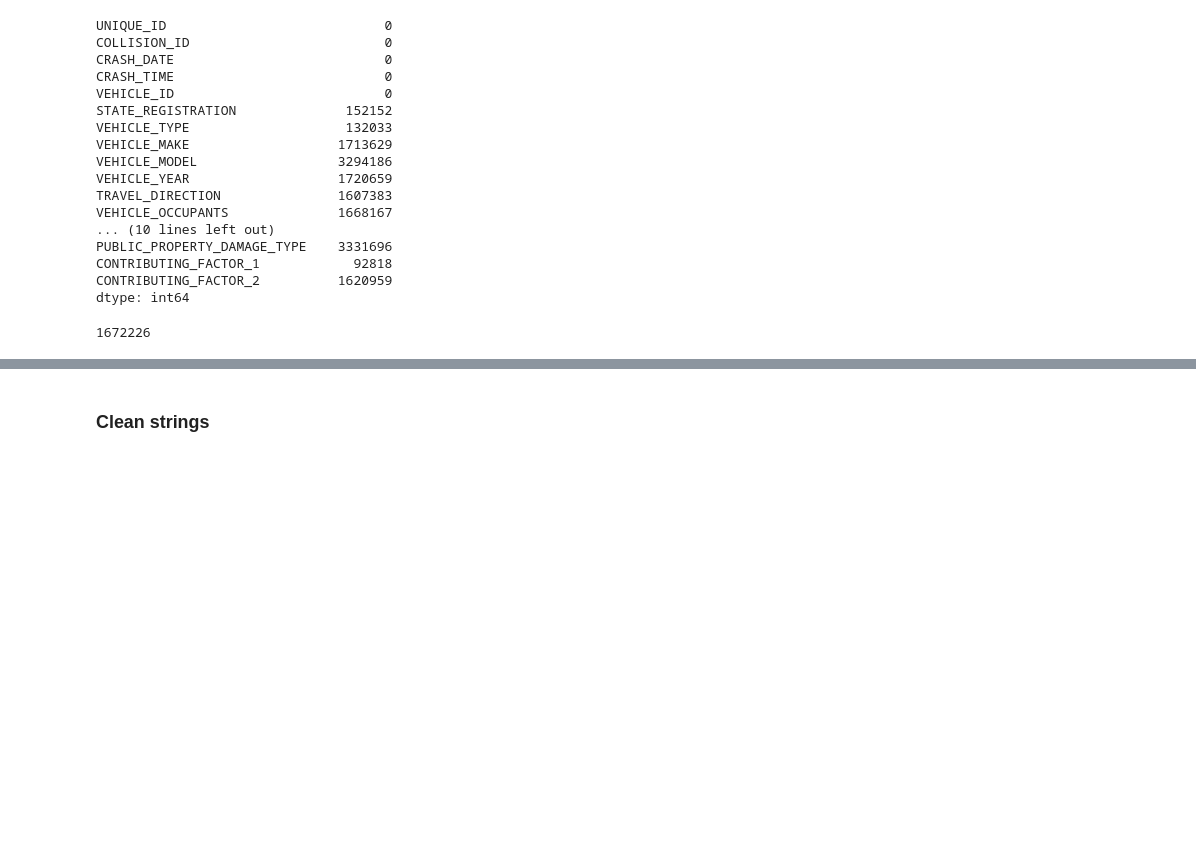
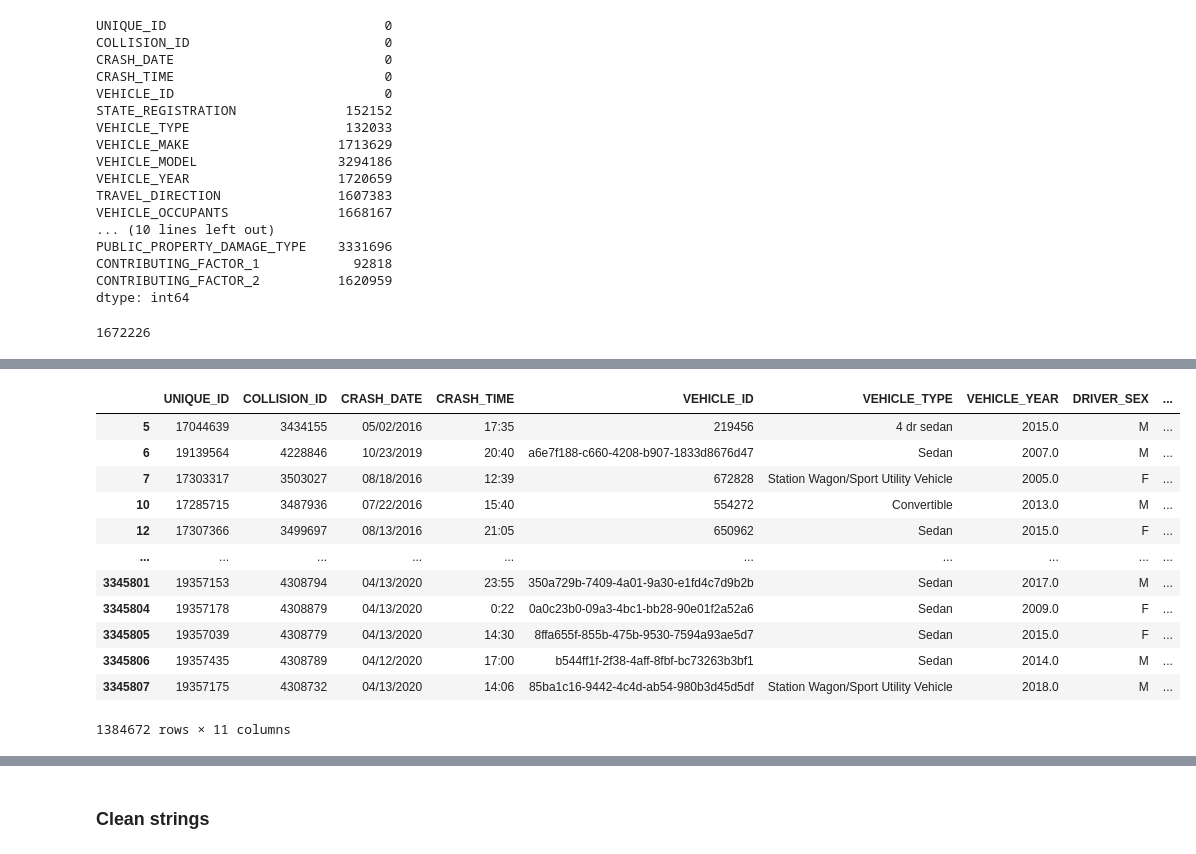
Before and after one commit to Strandgaard96/vehicle_collision_webpage, a Jupyter notebook: Magnus_crash_cleaning.ipynb, the cells around one changed output, grey strips where cells are left out. Drawn from its saved outputs; the diff is of its cells as text; code cells hidden in the pictures; blank space fills up the shorter version.

```diff
--- a/Magnus_crash_cleaning.ipynb
+++ b/Magnus_crash_cleaning.ipynb
@@ -358,4 +378,20 @@ CONTRIBUTING_FACTOR_1      92818
 dtype: int64
+# %%
+df_vehicle.dropna()
+# %% [output]
+|  | UNIQUE_ID | COLLISION_ID | CRASH_DATE | CRASH_TIME | VEHICLE_ID | VEHICLE_TYPE | VEHICLE_YEAR | DRIVER_SEX | ... |
+| 5 | 17044639 | 3434155 | 05/02/2016 | 17:35 | 219456 | 4 dr sedan | 2015.0 | M | ... |
+| 6 | 19139564 | 4228846 | 10/23/2019 | 20:40 | a6e7f188-c660-4208-b907-1833d8676d47 | Sedan | 2007.0 | M | ... |
+| 7 | 17303317 | 3503027 | 08/18/2016 | 12:39 | 672828 | Station Wagon/Sport Utility Vehicle | 2005.0 | F | ... |
+| 10 | 17285715 | 3487936 | 07/22/2016 | 15:40 | 554272 | Convertible | 2013.0 | M | ... |
+| 12 | 17307366 | 3499697 | 08/13/2016 | 21:05 | 650962 | Sedan | 2015.0 | F | ... |
+| ... | ... | ... | ... | ... | ... | ... | ... | ... | ... |
+| 3345801 | 19357153 | 4308794 | 04/13/2020 | 23:55 | 350a729b-7409-4a01-9a30-e1fd4c7d9b2b | Sedan | 2017.0 | M | ... |
+| 3345804 | 19357178 | 4308879 | 04/13/2020 | 0:22 | 0a0c23b0-09a3-4bc1-bb28-90e01f2a52a6 | Sedan | 2009.0 | F | ... |
+| 3345805 | 19357039 | 4308779 | 04/13/2020 | 14:30 | 8ffa655f-855b-475b-9530-7594a93ae5d7 | Sedan | 2015.0 | F | ... |
+| 3345806 | 19357435 | 4308789 | 04/12/2020 | 17:00 | b544ff1f-2f38-4aff-8fbf-bc73263b3bf1 | Sedan | 2014.0 | M | ... |
+| 3345807 | 19357175 | 4308732 | 04/13/2020 | 14:06 | 85ba1c16-9442-4c4d-ab54-980b3d45d5df | Station Wagon/Sport Utility Vehicle | 2018.0 | M | ... |
+1384672 rows × 11 columns
 # %%
 values = {'VEHICLE_TYPE':'Unspecified','VEHICLE_YEAR':'Unspecified','DRIVER_SEX':'U',\
          'PRE_CRASH':'Unspecified','POINT_OF_IMPACT':'Unspecified','VEHICLE_DAMAGE':'Unspecified',\
```
Also changed, not shown: parts of 28 cells of this notebook, 5 other files.
